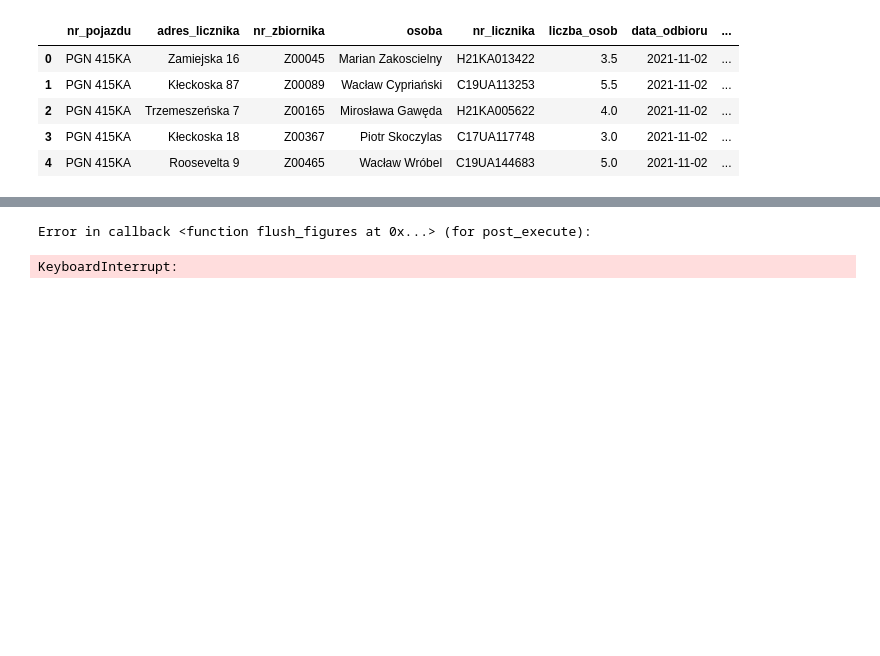
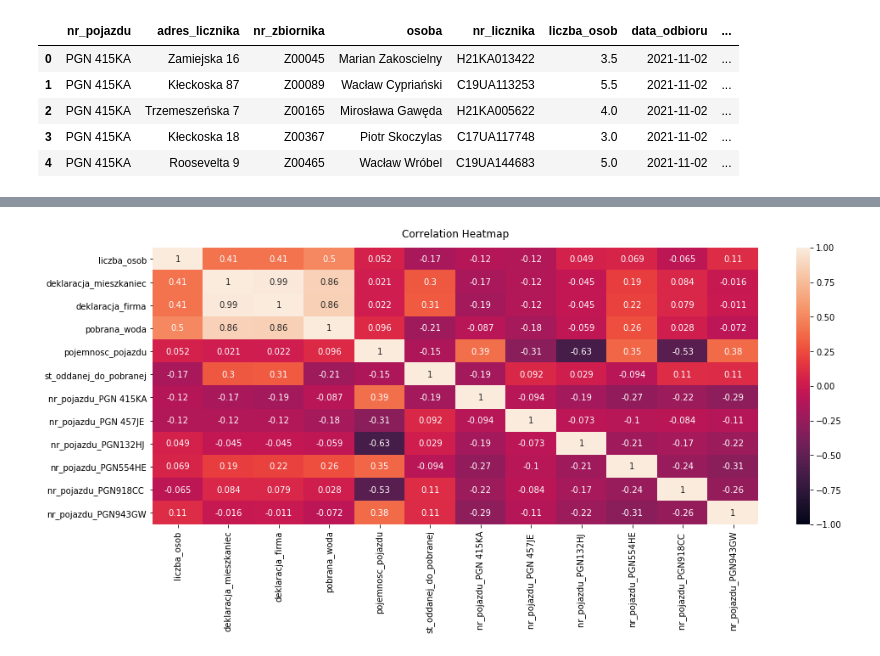
Before and after one commit to hackathonteam/klimaton_back, a Jupyter notebook: merger.ipynb, the cells around one changed output, grey strips where cells are left out. Cells and saved outputs as stored; diff of their text form; code cells hidden in the pictures; blank space fills up the shorter version.

```diff
--- a/merger.ipynb
+++ b/merger.ipynb
@@ -181,9 +150,8 @@ licz_os_dekl_pojaz_dummies
 # %%
 plt.figure(figsize=(16, 6))
 
-heatmap = sns.heatmap(licz_os_dekl_pojaz_dummies.corr(), vmin=-1, vmax=1, annot=True)
+heatmap = sns.heatmap(df.corr(), vmin=-1, vmax=1, annot=True)
 
 heatmap.set_title('Correlation Heatmap', fontdict={'fontsize':12}, pad=12);
 # %% [output]
-Error in callback <function flush_figures at 0x...> (for post_execute):
-KeyboardInterrupt:
+[figure, added]
```
Also changed, not shown: parts of 11 cells of this notebook.
